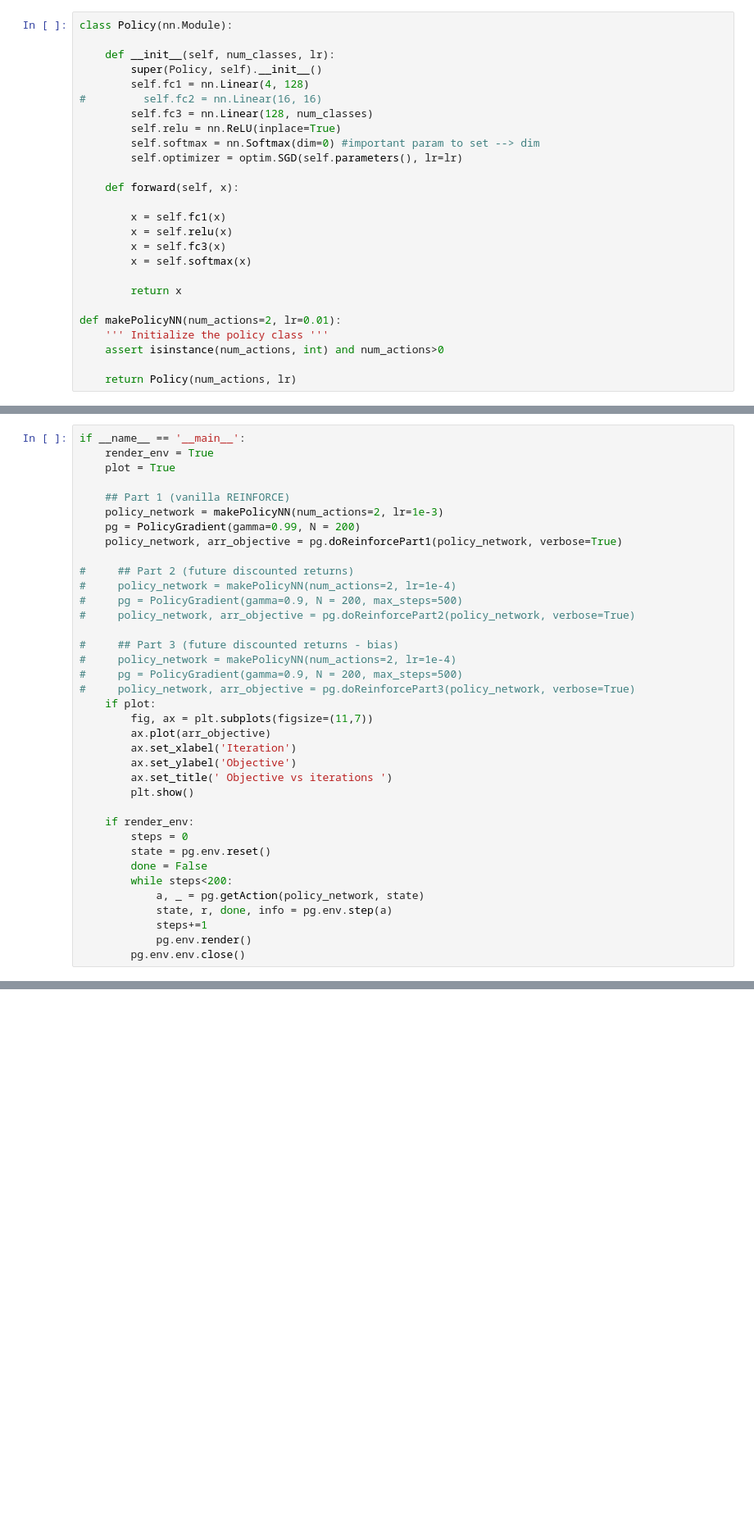
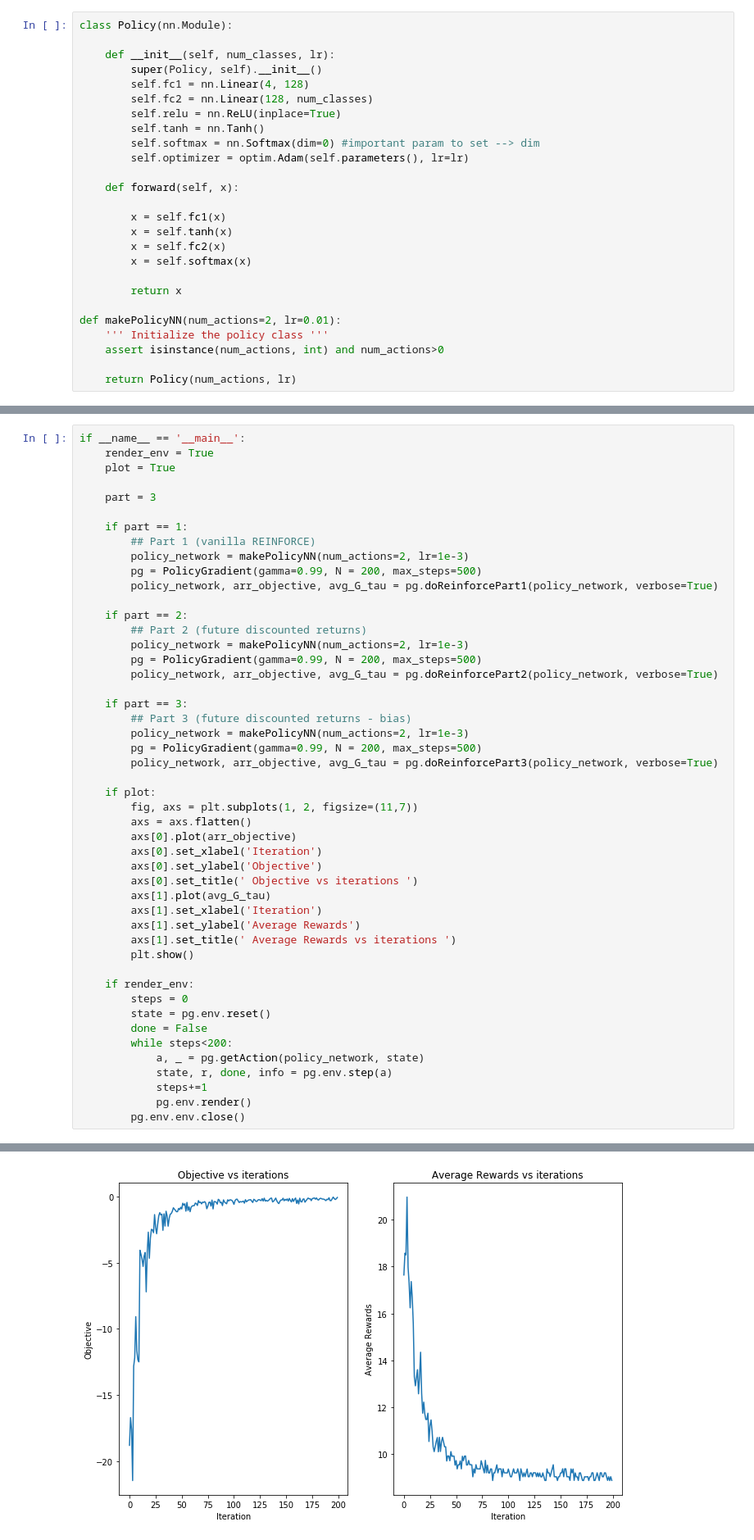
Before and after one commit to adqz/reinforcement_learning, a Jupyter notebook: hw3/q1.ipynb, the cells around one changed output, grey strips where cells are left out. Shown at 82% size. Saved outputs shown, nothing was run; the diff lists cells and outputs as text; blank space fills up the shorter version.

Commit message:
part 1 and 2 working. Changed activation to tanh and increased nodes in hidden layer. Also plotting average rewards now

```diff
--- a/hw3/q1.ipynb
+++ b/hw3/q1.ipynb
@@ -15,17 +15,17 @@ class Policy(nn.Module):
     def __init__(self, num_classes, lr):
         super(Policy, self).__init__()
         self.fc1 = nn.Linear(4, 128)
-#         self.fc2 = nn.Linear(16, 16)
-        self.fc3 = nn.Linear(128, num_classes)
+        self.fc2 = nn.Linear(128, num_classes)
         self.relu = nn.ReLU(inplace=True)
+        self.tanh = nn.Tanh()
         self.softmax = nn.Softmax(dim=0) #important param to set --> dim
-        self.optimizer = optim.SGD(self.parameters(), lr=lr)
+        self.optimizer = optim.Adam(self.parameters(), lr=lr)
 
     def forward(self, x):
 
         x = self.fc1(x)
-        x = self.relu(x)
-        x = self.fc3(x)
+        x = self.tanh(x)
+        x = self.fc2(x)
         x = self.softmax(x)
 
         return x
@@ -210,26 +229,37 @@ if __name__ == '__main__':
     render_env = True
     plot = True
 
-    ## Part 1 (vanilla REINFORCE)
-    policy_network = makePolicyNN(num_actions=2, lr=1e-3)
-    pg = PolicyGradient(gamma=0.99, N = 200)
-    policy_network, arr_objective = pg.doReinforcePart1(policy_network, verbose=True)
+    part = 3
 
-#     ## Part 2 (future discounted returns)
-#     policy_network = makePolicyNN(num_actions=2, lr=1e-4)
-#     pg = PolicyGradient(gamma=0.9, N = 200, max_steps=500)
-#     policy_network, arr_objective = pg.doReinforcePart2(policy_network, verbose=True)
+    if part == 1:
+        ## Part 1 (vanilla REINFORCE)
+        policy_network = makePolicyNN(num_actions=2, lr=1e-3)
+        pg = PolicyGradient(gamma=0.99, N = 200, max_steps=500)
+        policy_network, arr_objective, avg_G_tau = pg.doReinforcePart1(policy_network, verbose=True)
 
-#     ## Part 3 (future discounted returns - bias)
-#     policy_network = makePolicyNN(num_actions=2, lr=1e-4)
-#     pg = PolicyGradient(gamma=0.9, N = 200, max_steps=500)
-#     policy_network, arr_objective = pg.doReinforcePart3(policy_network, verbose=True)
+    if part == 2:
+        ## Part 2 (future discounted returns)
+        policy_network = makePolicyNN(num_actions=2, lr=1e-3)
+        pg = PolicyGradient(gamma=0.99, N = 200, max_steps=500)
+        policy_network, arr_objective, avg_G_tau = pg.doReinforcePart2(policy_network, verbose=True)
+
+    if part == 3:
+        ## Part 3 (future discounted returns - bias)
+        policy_network = makePolicyNN(num_actions=2, lr=1e-3)
+        pg = PolicyGradient(gamma=0.99, N = 200, max_steps=500)
+        policy_network, arr_objective, avg_G_tau = pg.doReinforcePart3(policy_network, verbose=True)
+
     if plot:
-        fig, ax = plt.subplots(figsize=(11,7))
-        ax.plot(arr_objective)
-        ax.set_xlabel('Iteration')
-        ax.set_ylabel('Objective')
-        ax.set_title(' Objective vs iterations ')
+        fig, axs = plt.subplots(1, 2, figsize=(11,7))
+        axs = axs.flatten()
+        axs[0].plot(arr_objective)
+        axs[0].set_xlabel('Iteration')
+        axs[0].set_ylabel('Objective')
+        axs[0].set_title(' Objective vs iterations ')
+        axs[1].plot(avg_G_tau)
+        axs[1].set_xlabel('Iteration')
+        axs[1].set_ylabel('Average Rewards')
+        axs[1].set_title(' Average Rewards vs iterations ')
         plt.show()
 
     if render_env:
@@ -242,3 +272,4 @@ if __name__ == '__main__':
             steps+=1
             pg.env.render()
         pg.env.env.close()
+# %% [output]
@@ -244,0 +286 @@ if __name__ == '__main__':
+[figure, added]
```
Also changed, not shown: parts of 2 cells of this notebook.
